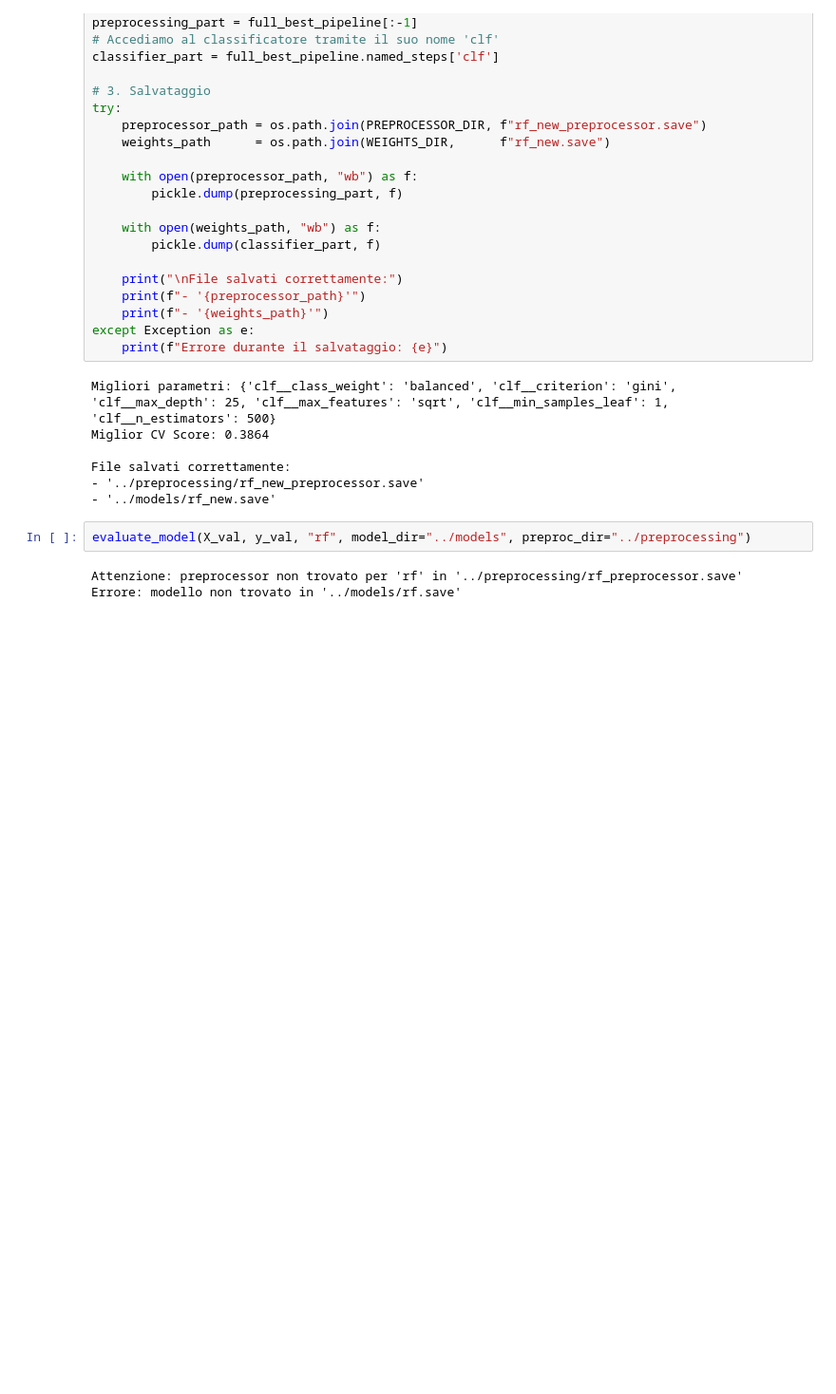
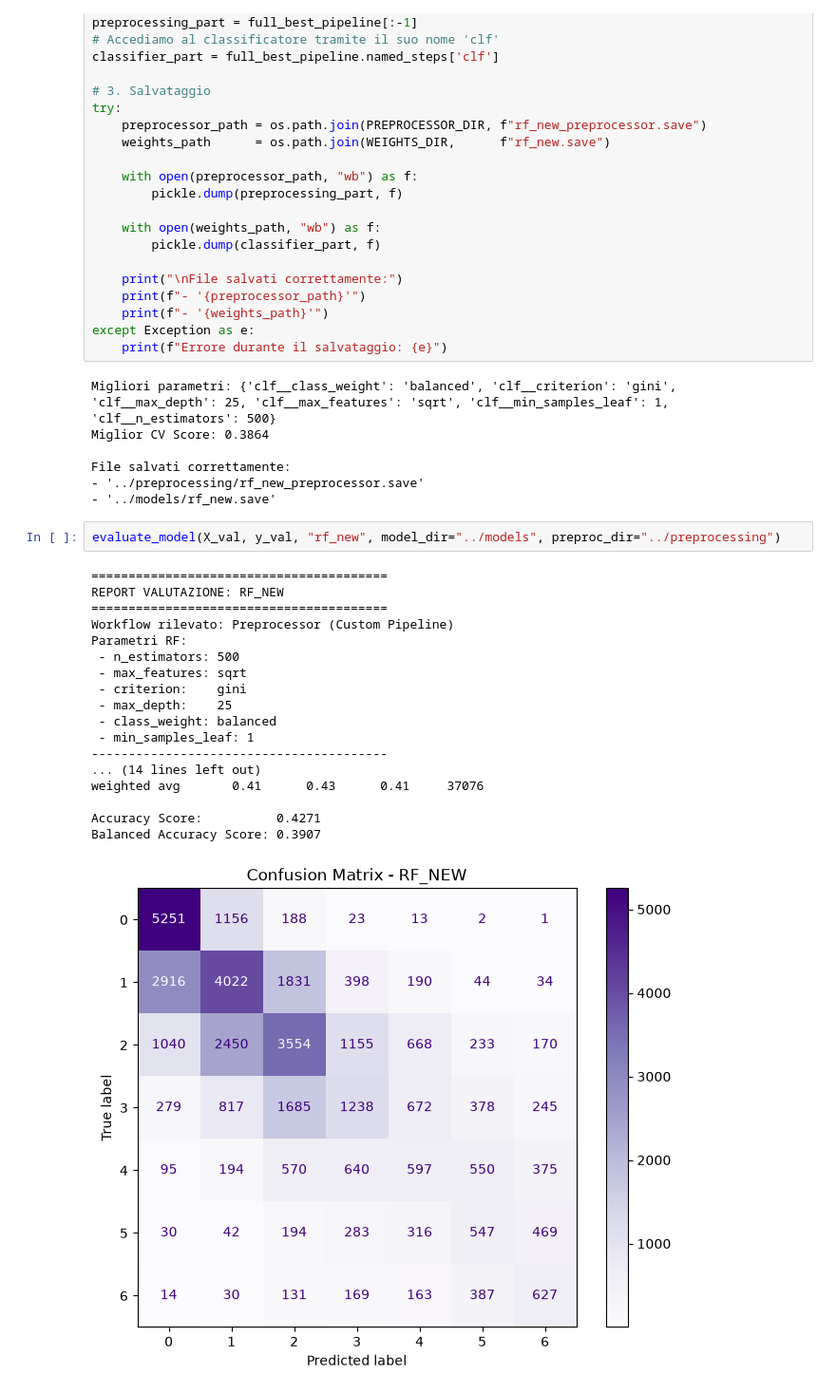
Before and after one commit to gabb-OS/loan-risk-rating-prediction, a Jupyter notebook: src/pipeline_rf_NEW.ipynb, the cells around one changed output. Shown at 95% size. Drawn from its saved outputs; the diff is of its cells as text; blank space fills up the shorter version.

```diff
--- a/src/pipeline_rf_NEW.ipynb
+++ b/src/pipeline_rf_NEW.ipynb
@@ -251,8 +269,24 @@ File salvati correttamente:
 - '../preprocessing/rf_new_preprocessor.save'
 - '../models/rf_new.save'
 # %%
-evaluate_model(X_val, y_val, "rf", model_dir="../models", preproc_dir="../preprocessing")
+evaluate_model(X_val, y_val, "rf_new", model_dir="../models", preproc_dir="../preprocessing")
 # %% [output]
-Attenzione: preprocessor non trovato per 'rf' in '../preprocessing/rf_preprocessor.save'
-Errore: modello non trovato in '../models/rf.save'
+========================================
+REPORT VALUTAZIONE: RF_NEW
+========================================
+Workflow rilevato: Preprocessor (Custom Pipeline)
+Parametri RF:
+ - n_estimators: 500
+ - max_features: sqrt
+ - criterion:    gini
+ - max_depth:    25
+ - class_weight: balanced
+ - min_samples_leaf: 1
+----------------------------------------
+... (14 lines left out)
+weighted avg       0.41      0.43      0.41     37076
+
+Accuracy Score:          0.4271
+Balanced Accuracy Score: 0.3907
+[figure, added]
 # %%
```
Also changed, not shown: parts of 4 cells of this notebook, 1 other file.
